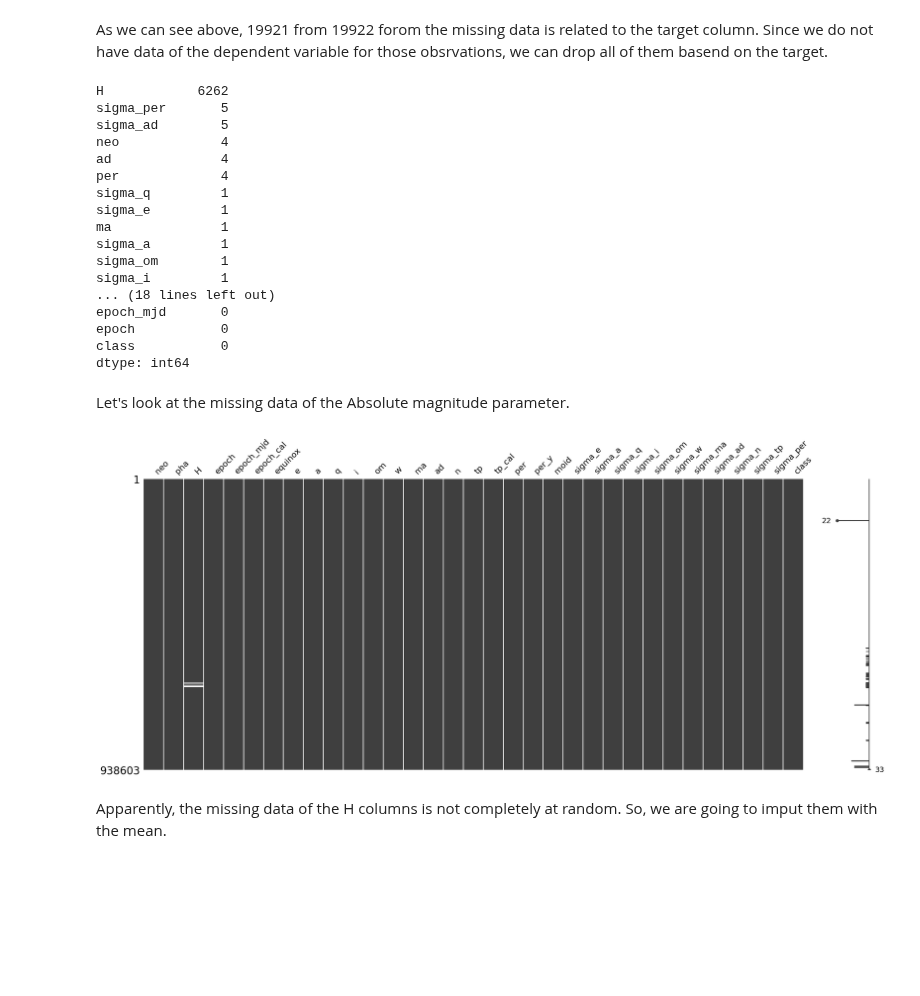
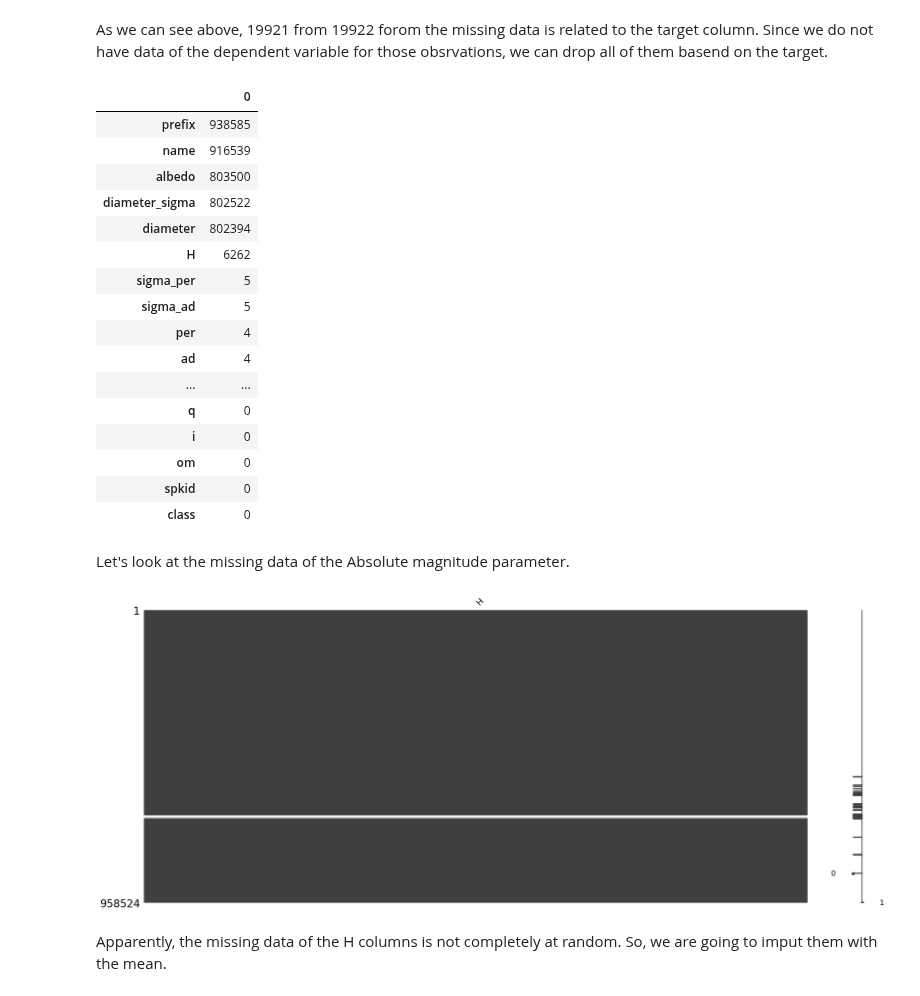
Before and after one commit to caiosoter/DS-Projects, a Jupyter notebook: Asteroid_Classification/Asteroid_Classification.ipynb, the cells around one changed output. Cells and saved outputs as stored; diff of their text form; code cells hidden in the pictures; blank space fills up the shorter version.

```diff
--- a/Asteroid_Classification/Asteroid_Classification.ipynb
+++ b/Asteroid_Classification/Asteroid_Classification.ipynb
@@ -64,0 +76,4 @@ df.drop(columns=['rms'], inplace=True)
+# %%
+# Removing the blank space in front of the names:
+df['full_name'] = df['full_name'].str.strip(" ")
+df['full_name'].unique()
@@ -203,32 +230,32 @@ As we can see above, 19921 from 19922 forom the missing data is related to the t
 # %%
 # Dropping observations with missing data in the dependent variable:
 df.dropna(subset="pha", inplace=True)
-df.isna().sum().sort_values(ascending=False)
+df.isna().sum().sort_values(ascending=False).to_frame()
 # %% [output]
-H            6262
-sigma_per       5
-sigma_ad        5
-neo             4
-ad              4
-per             4
-sigma_q         1
-sigma_e         1
-ma              1
-sigma_a         1
-sigma_om        1
-sigma_i         1
-... (18 lines left out)
-epoch_mjd       0
-epoch           0
-class           0
-dtype: int64
+|  | 0 |
+| prefix | 938585 |
+| name | 916539 |
+| albedo | 803500 |
+| diameter_sigma | 802522 |
+| diameter | 802394 |
+| H | 6262 |
+| sigma_per | 5 |
+| sigma_ad | 5 |
+| per | 4 |
+| ad | 4 |
+| ... | ... |
+| q | 0 |
+| i | 0 |
+| om | 0 |
+| spkid | 0 |
+| class | 0 |
 # %% [markdown]
 Let's look at the missing data of the Absolute magnitude parameter.
 # %%
 # Plotting the missing data matrix:
-ms.matrix(df);
+ms.matrix(df[['H']]);
 # %% [output]
-[figure, old version]
+[figure, new version]
 # %% [markdown]
 Apparently, the missing data of the  H columns is not completely at random. So, we are going to imput them with the mean.
 # %%
```
Also changed, not shown: parts of 11 cells of this notebook, 1 other file.
